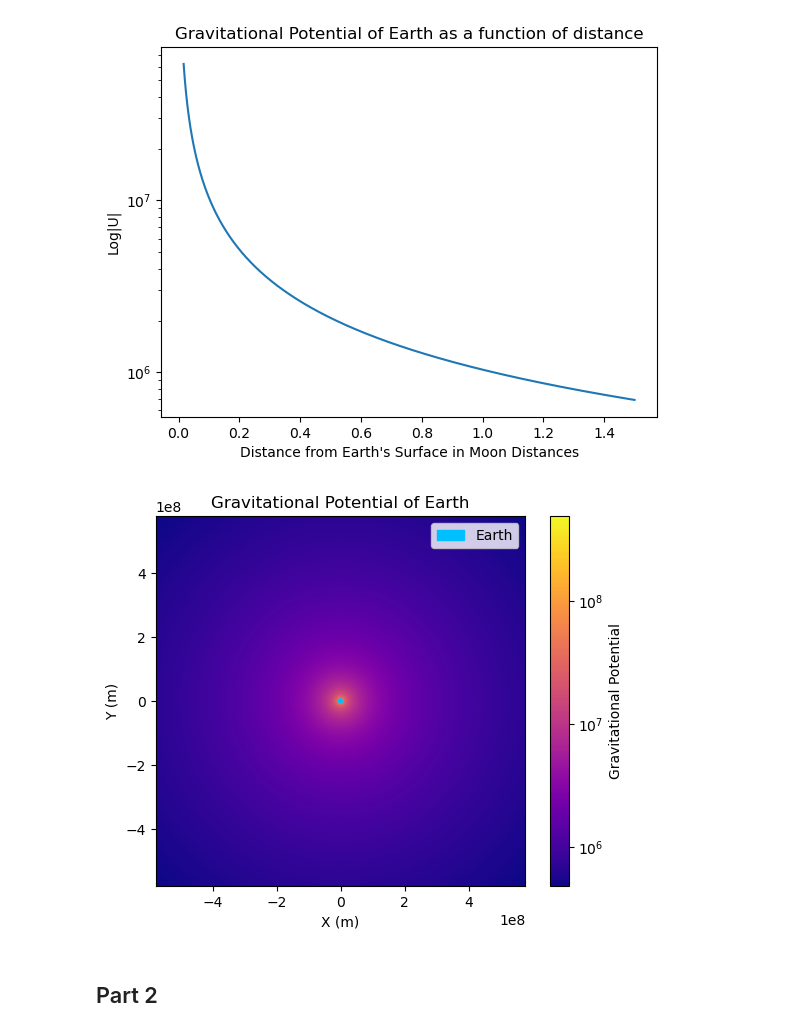
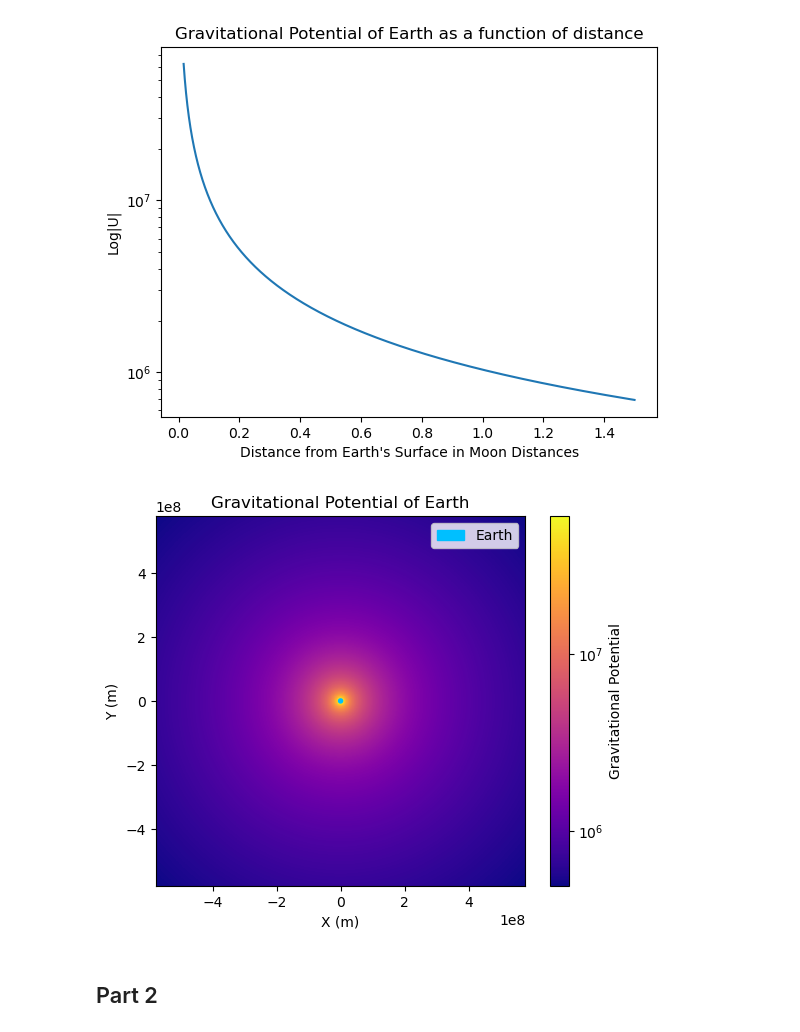
Before and after one commit to glavina23/PHYS265-spring25, a Jupyter notebook: Lab1/LaVina_Lab1.ipynb, the cells around one changed output. Cells and saved outputs as stored; diff of their text form; code cells hidden in the pictures.

```diff
--- a/Lab1/LaVina_Lab1.ipynb
+++ b/Lab1/LaVina_Lab1.ipynb
@@ -55,44 +55,44 @@ def potential(M, xm, ym, x, y): # M mass, (xm, ym) mass location, (x,y) evaluati
     # For r > R_e of sphere
     U_out = -(G*M)/r # point source
     # For r < R_e inside
-    U_in = 0.001 # for now
+    U_in = np.nan # for now
     # All U
-    #U = np.where(r>R_e, U_out, U_in)
-    return U_out
+    U = np.where(r>R_e, U_out, U_in)
+    return U
 
 
 x_dist = np.linspace(-1.5*D_e_m, 1.5*D_e_m, 1000)
 y_dist = x_dist.copy()
 
 x_grid, y_grid = np.meshgrid(x_dist, y_dist)
 
 U_2d = potential(M_earth, 0, 0, x_grid, y_grid)
 
 ### Plotting
 
 #colors = np.log(np.abs(U_2d))
 #print(colors)
 
 fig, ax = plt.subplots(1,1)
 mesh = ax.pcolormesh(x_grid, y_grid, np.abs(U_2d), norm = "symlog", cmap = "plasma");
 
 cbar = fig.colorbar(mesh)
 cbar.set_label("Gravitational Potential")
 
 
 # Plot Earth
 disk = plt.Circle((0, 0), R_e, color="deepskyblue", label = "Earth")
 ax.add_patch(disk);
 ax.legend(loc = "upper right");
 
 ax.set_aspect("equal");
 
 ax.set_xlabel("X (m)");
 ax.set_ylabel("Y (m)");
 
 ax.set_title("Gravitational Potential of Earth");
 # %% [output]
-[figure, old version]
+[figure, new version]
 # %% [markdown]
 ## Part 2
 # %%
```
Also changed, not shown: parts of 2 cells of this notebook.
